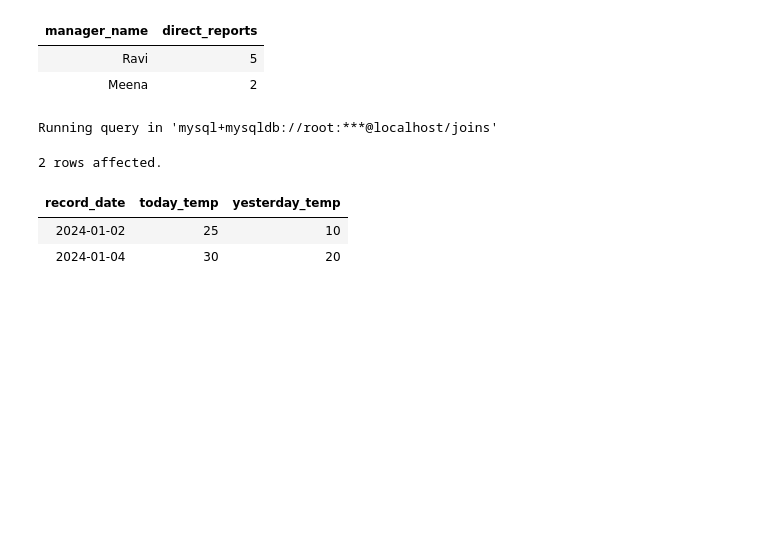
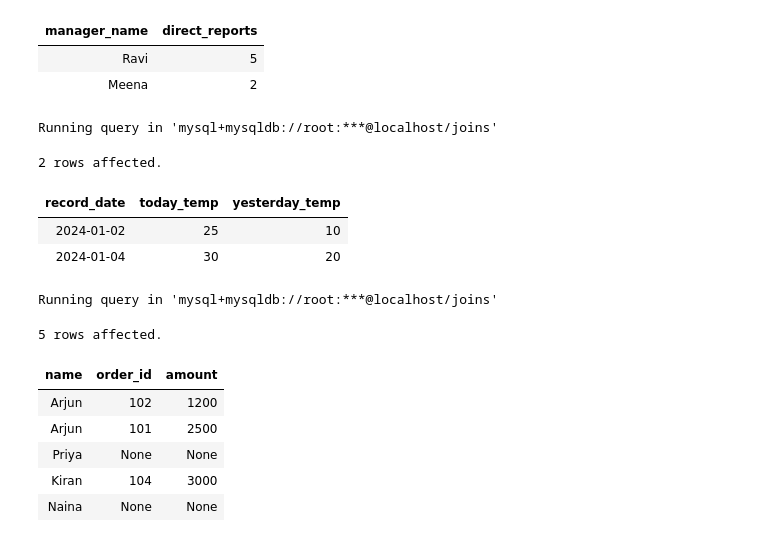
Before and after one commit to TheRajveerSingh/SQL-Journey-Basic-to-Advance, a Jupyter notebook: SQL-practice/MySQL/07_JOINSnotebook.ipynb, the cells around one changed output. Cells and saved outputs as stored; diff of their text form; code cells hidden in the pictures; blank space fills up the shorter version.

```diff
--- a/SQL-practice/MySQL/07_JOINSnotebook.ipynb
+++ b/SQL-practice/MySQL/07_JOINSnotebook.ipynb
@@ -612,3 +612,18 @@ Running query in 'mysql+mysqldb://root:***@localhost/joins'
 | record_date | today_temp | yesterday_temp |
 | 2024-01-02 | 25 | 10 |
 | 2024-01-04 | 30 | 20 |
+# %%
+%%sql
+# Q16: Display all customers and their orders again, but only keep orders above 1000, WITHOUT losing customers who have no such order
+# Use LEFT JOIN with the filter INSIDE the ON clause: this preserves Naina (and anyone whose orders are all below 1000) as a row with NULL order fields
+SELECT c.name, o.order_id, o.amount FROM Customers c
+LEFT JOIN Orders o ON c.customer_id = o.customer_id AND o.amount > 1000;
+# %% [output]
+Running query in 'mysql+mysqldb://root:***@localhost/joins'
+5 rows affected.
+| name | order_id | amount |
+| Arjun | 102 | 1200 |
+| Arjun | 101 | 2500 |
+| Priya | None | None |
+| Kiran | 104 | 3000 |
+| Naina | None | None |
```
Also changed, not shown: parts of 6 cells of this notebook.
